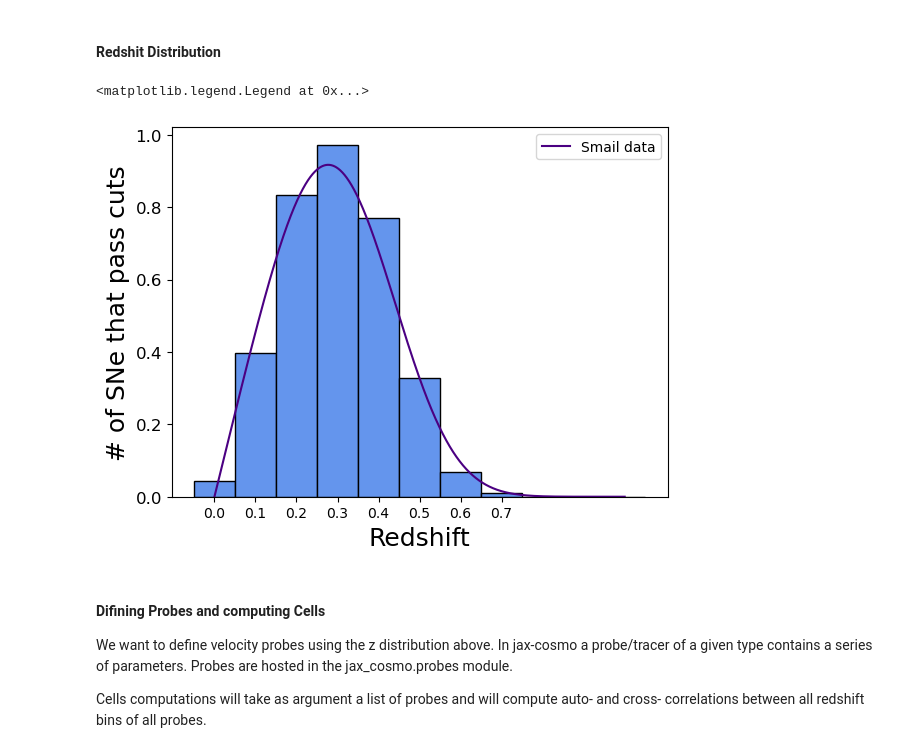
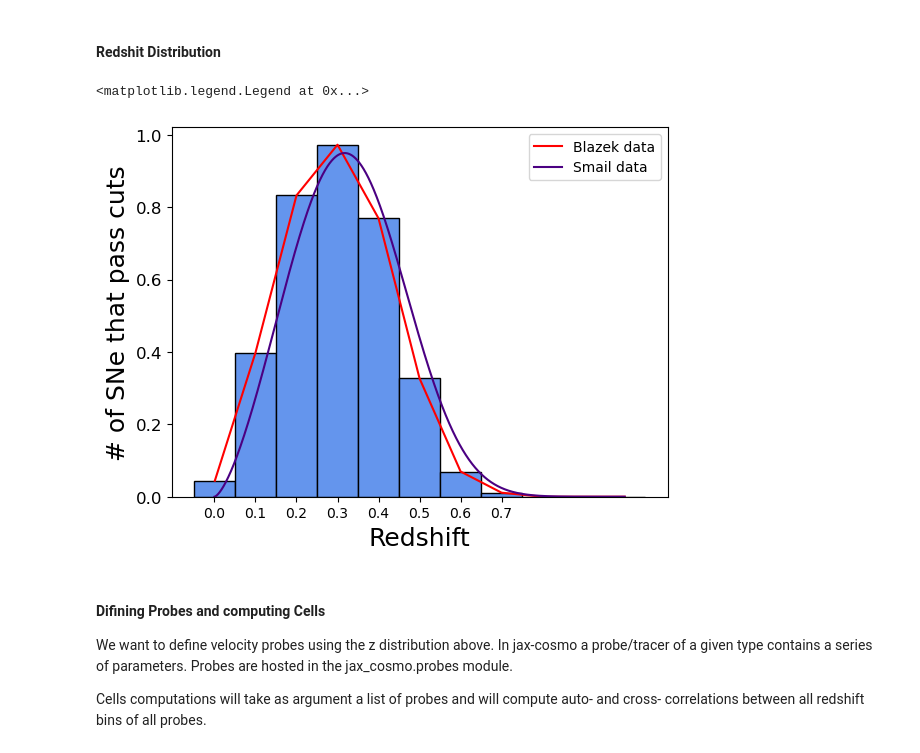
Before and after one commit to JP-Bonifacio/jax_cosmo, a Jupyter notebook: docs/notebooks/velocity_fisher.ipynb, the cells around one changed output. Saved outputs shown, nothing was run; the diff lists cells and outputs as text; code cells hidden in the pictures.

Commit message:
changed the smail parameters values

```diff
--- a/docs/notebooks/velocity_fisher.ipynb
+++ b/docs/notebooks/velocity_fisher.ipynb
@@ -59,36 +59,36 @@ data = pd.read_csv('/Users/joaopedrobonifacio/Documents/lib/python/Peculiar_Velo
 
 #Path on OV
 #arquivo = open('/home/joao/lib/python/Peculiar_Velocities_Cells/z_distribution.csv', 'r')
 #data = pd.read_csv(arquivo, sep=',', header=0)
 
 z =[]
 spec_SNe =[]
 
 for i in data:
     z.append(data['z'])
     spec_SNe.append(data['spec_SNe'])
 
 z = np.array(z[0])
 spec_SNe = np.array(spec_SNe[0])
 
 # Using smail_nz to reproduce the Blazek's data
 zz = np.linspace(0., 1., 10000)
-nz = jc.redshift.smail_nz(1., 3., 0.4)
+nz = jc.redshift.smail_nz(1.5, 3, 0.4)
 
 #plt.figure(figsize=(12, 12))
 plt.bar(z, spec_SNe/100000, color='cornflowerblue', alpha=1, width=0.1, edgecolor='k')
-#plt.plot(z, spec_SNe, color='red')
+plt.plot(z, spec_SNe/100000, color='red', label = 'Blazek data')
 plt.plot(zz, nz(zz)/3, color = 'indigo', linewidth=1.5, label='Smail data')
 plt.xticks([0, .1, .2, .3, .4, .5, .6, .7])
 #plt.xlim(0, 0.8)
 plt.yticks(fontsize=12)
 #plt.yscale('log')
 plt.xlabel('Redshift', fontsize=18)
 plt.ylabel('# of SNe that pass cuts', fontsize=18)
 plt.legend()
 # %% [output]
 <matplotlib.legend.Legend at 0x...>
-[figure, old version]
+[figure, new version]
 # %% [markdown]
 #### Difining Probes and computing Cells
 
```
